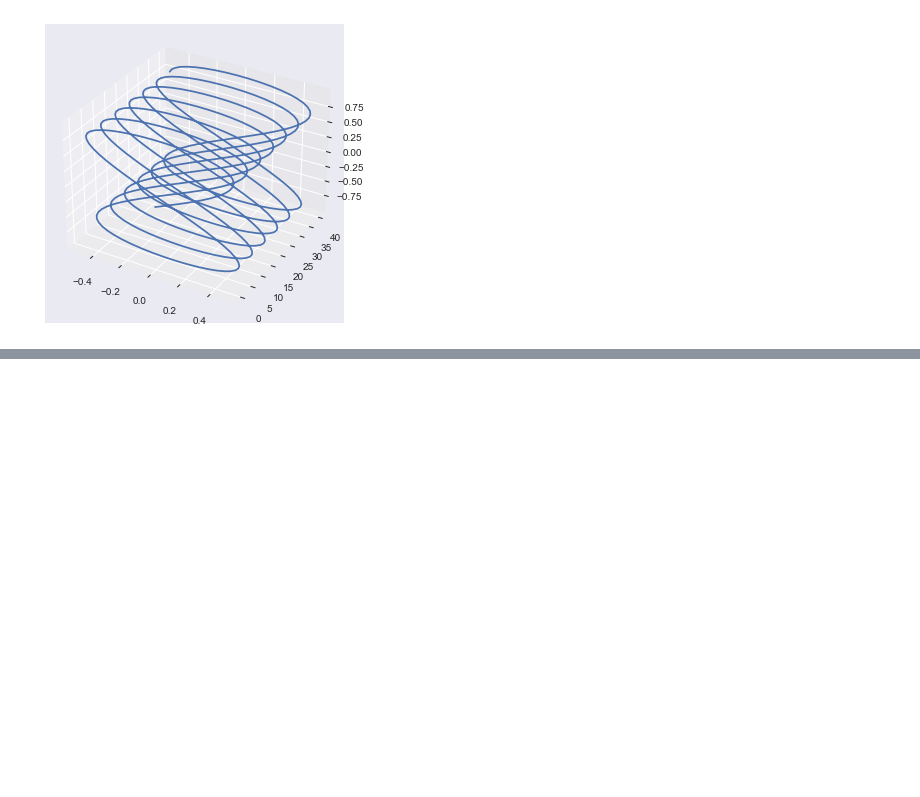
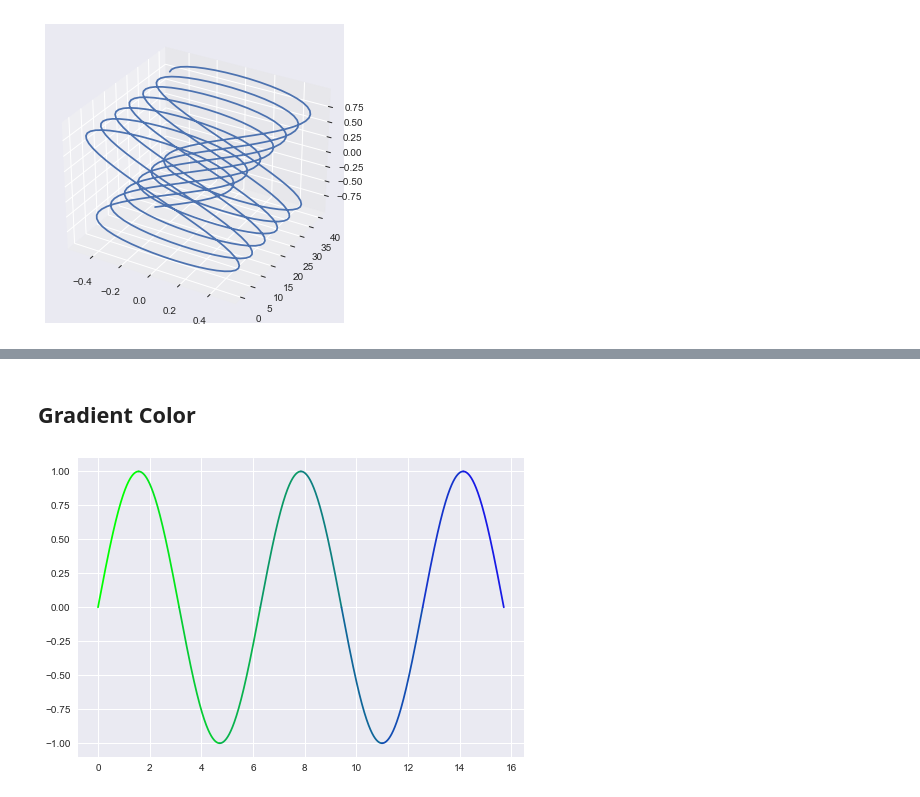
Before and after one commit to Moaaz-Mahmoud/Library-Demos, a Jupyter notebook: matplotlib_demo.ipynb, the cells around one changed output, grey strips where cells are left out. Saved outputs shown, nothing was run; the diff lists cells and outputs as text; code cells hidden in the pictures; blank space fills up the shorter version.

```diff
--- a/matplotlib_demo.ipynb
+++ b/matplotlib_demo.ipynb
@@ -87,0 +131,9 @@ plt.show()
+# %% [markdown]
+## Gradient Color
+# %%
+for i in range(10):
+    x = np.linspace(i*np.pi/2, (i+1)*np.pi/2, 200)
+    y = np.sin(x)
+    plt.plot(x, y, color=(i/100, 1-i/10, i/10))
+# %% [output]
+[figure, added]
```
Also changed, not shown: parts of 14 cells of this notebook.
